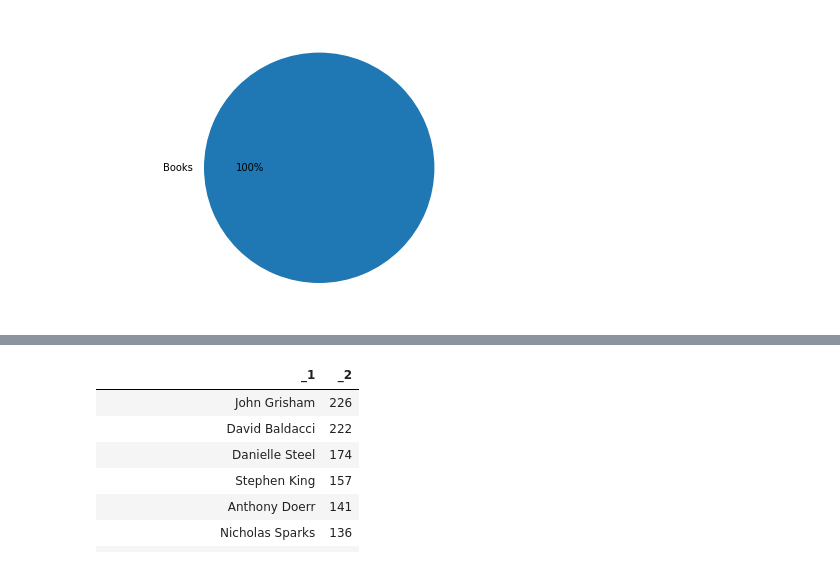
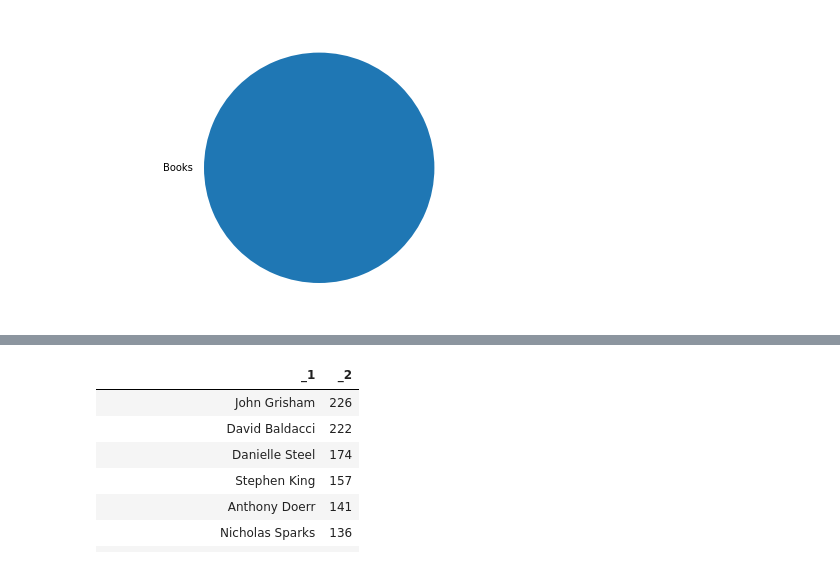
Before and after one commit to TheoRobin76/Data_Engineering22, a Jupyter notebook: Spark/NYT Hardcover Fiction Bestseller.ipynb, the cells around one changed output, grey strips where cells are left out. Drawn from its saved outputs; the diff is of its cells as text; code cells hidden in the pictures.

```diff
--- a/Spark/NYT Hardcover Fiction Bestseller.ipynb
+++ b/Spark/NYT Hardcover Fiction Bestseller.ipynb
@@ -11,2 +11,5 @@ num_books
 # %% [output]
 [interactive output not drawn]
+# %%
+num_books = nyt.map(lambda x: (x.title, 1)).reduceByKey(lambda x, y: x + y).count()
+num_books
@@ -13,15 +18,15 @@ num_books
 # %%
 import matplotlib.pyplot as plt
 import numpy as np
 fig = plt.figure()
 ax = fig.add_axes([0,0,1,1])
 ax.axis('equal')
 categories = ['Books']
 books = [num_books]
-ax.pie(books, labels = categories,autopct='%1.0f%%')
+ax.pie(books, labels = categories,autopct='')
 plt.show()
 # %% [output]
-[figure, old version]
+[figure, new version]
 # %%
 nyt.first()
 # %% [output]
```
Also changed, not shown: parts of 7 cells of this notebook.
